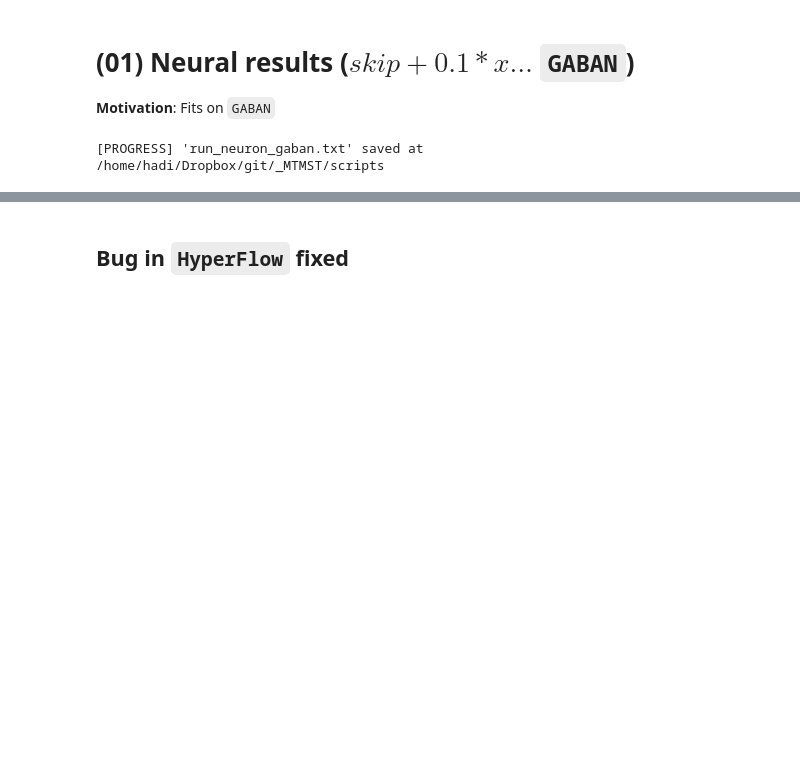
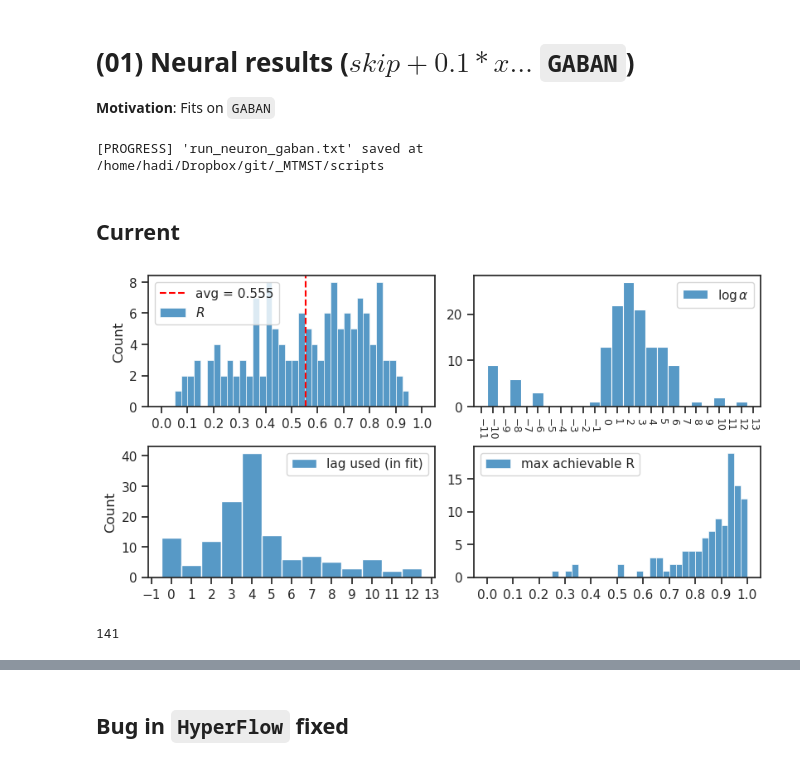
Before and after one commit to hadivafaii/jb-MTMST, a Jupyter notebook: _sources/nb/2023-06/01_new-fits-GABAN.ipynb, the cells around one changed output, grey strips where cells are left out. Saved outputs shown, nothing was run; the diff lists cells and outputs as text; code cells hidden in the pictures; blank space fills up the shorter version.

```diff
--- a/_sources/nb/2023-06/01_new-fits-GABAN.ipynb
+++ b/_sources/nb/2023-06/01_new-fits-GABAN.ipynb
@@ -36,3 +36,14 @@ save_script_neural(fits, 'cuda')
 # %% [output]
 [PROGRESS] 'run_neuron_gaban.txt' saved at
 /home/hadi/Dropbox/git/_MTMST/scripts
+# %% [markdown]
+## Current
+# %%
+fit_name = 'fixate1_nf-8128_beta-0.1_(2023_07_04,21:44)'
+df, df_all, ro_all, args, tr = summarize_neural_fits(fit_name)
+
+_ = show_neural_results(df)
+len(df)
+# %% [output]
+[figure, added]
+141
```
Also changed, not shown: parts of 10 cells of this notebook, 18 other files.
